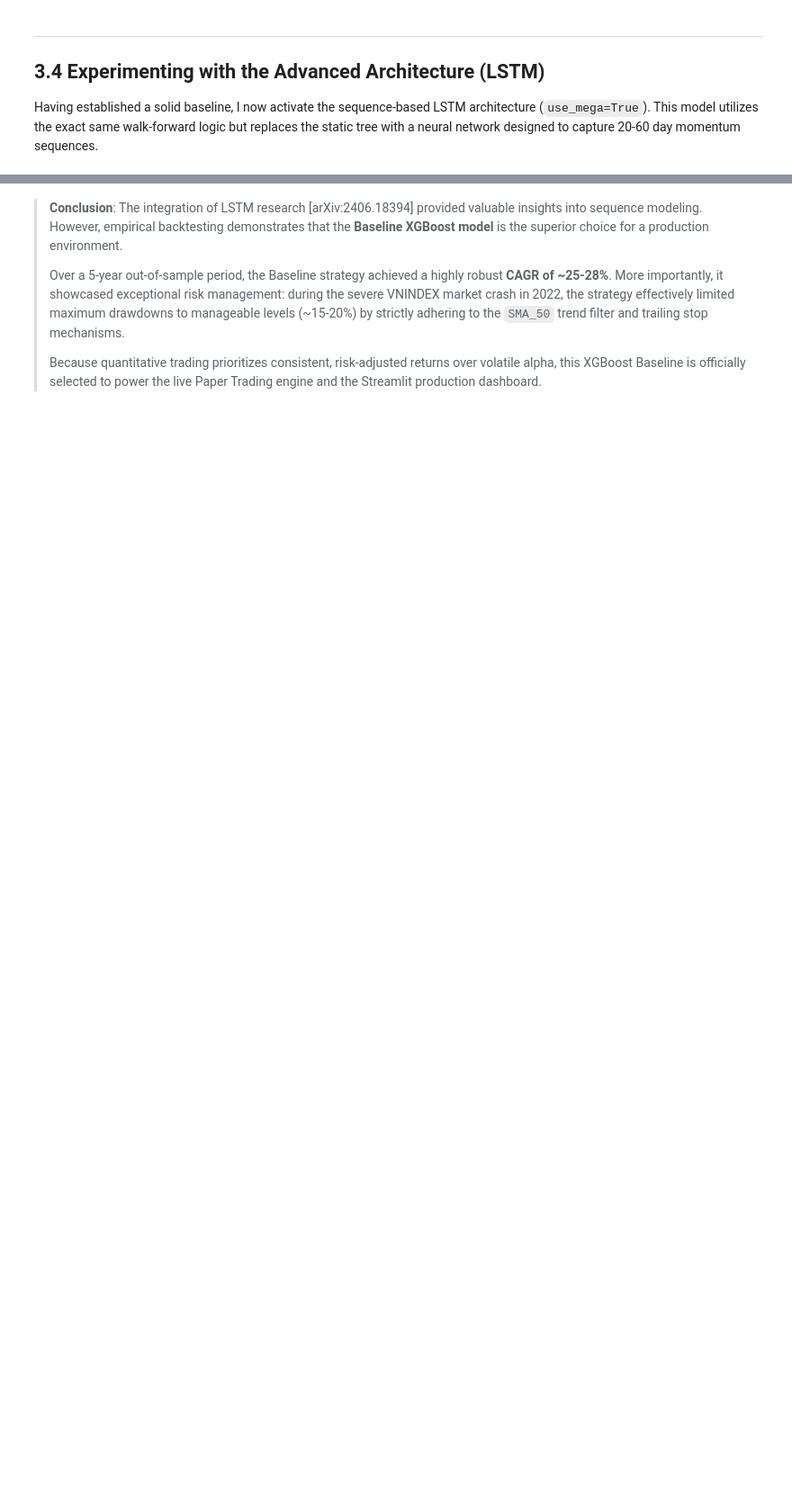
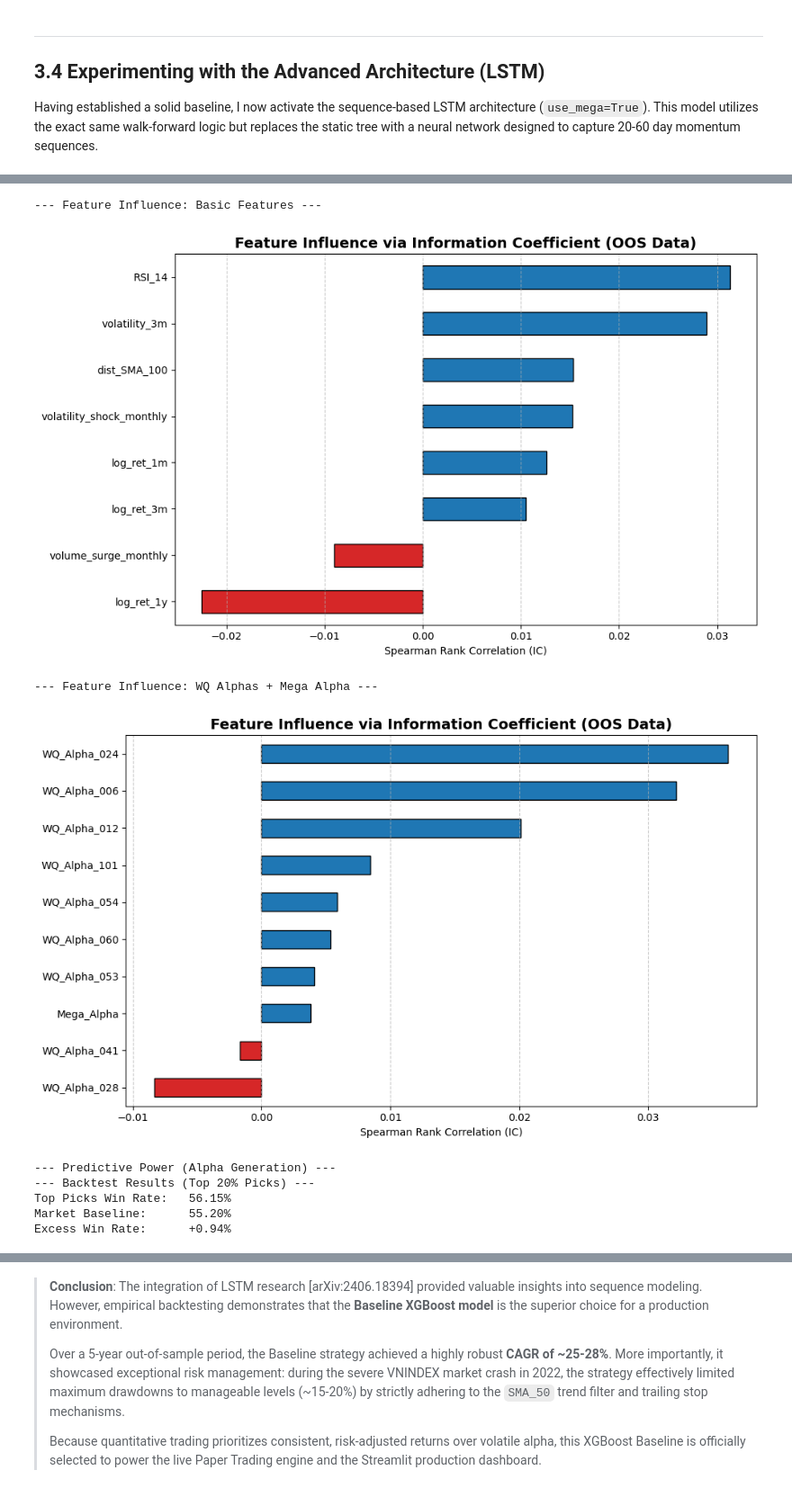
Before and after one commit to phamhuyphong-quant/Top-K-21-Day-Rebalance, a Jupyter notebook: notebooks/VN100_CROSS_SECTIONAL_RANKING/03_Model_Training_and_Evaluation.ipynb, the cells around one changed output, grey strips where cells are left out. Shown at 90% size. Saved outputs shown, nothing was run; the diff lists cells and outputs as text; code cells hidden in the pictures; blank space fills up the shorter version.

```diff
--- a/notebooks/VN100_CROSS_SECTIONAL_RANKING/03_Model_Training_and_Evaluation.ipynb
+++ b/notebooks/VN100_CROSS_SECTIONAL_RANKING/03_Model_Training_and_Evaluation.ipynb
@@ -162,2 +165,31 @@ Fold 12 (2026-02): NDCG = 0.8162
 
 ✅ Hoàn thành Walk-forward CV.
+# %%
+# Pull the WQ alpha columns that walk_forward added to the mega test df
+wq_cols = [c for c in honest_test_df_mega.columns if 'WQ_Alpha_' in c]
+mega_col = ['Mega_Alpha'] if 'Mega_Alpha' in honest_test_df_mega.columns else []
+
+print("--- Feature Influence: Basic Features ---")
+ev.feature_influence_ic(honest_test_df_mega, basic_features, target_col='next_1m_ret')
+
+print("--- Feature Influence: WQ Alphas + Mega Alpha ---")
+ev.feature_influence_ic(honest_test_df_mega, wq_cols + mega_col, target_col='next_1m_ret')
+
+print("--- Predictive Power (Alpha Generation) ---")
+metrics = ev.evaluate_ranking_performance(   # ← was using wrong df
+    test_df=honest_test_df_mega,
+    top_quantile=0.2,
+    ret_col='next_1m_ret'
+)
+
+ev.predicted_quintile_chart(test_df=honest_test_df_mega)
+# %% [output]
+--- Feature Influence: Basic Features ---
+[figure, added]
+--- Feature Influence: WQ Alphas + Mega Alpha ---
+[figure, added]
+--- Predictive Power (Alpha Generation) ---
+--- Backtest Results (Top 20% Picks) ---
+Top Picks Win Rate:   56.15%
+Market Baseline:      55.20%
+Excess Win Rate:      +0.94%
```
Also changed, not shown: parts of 12 cells of this notebook, 7 other files.
